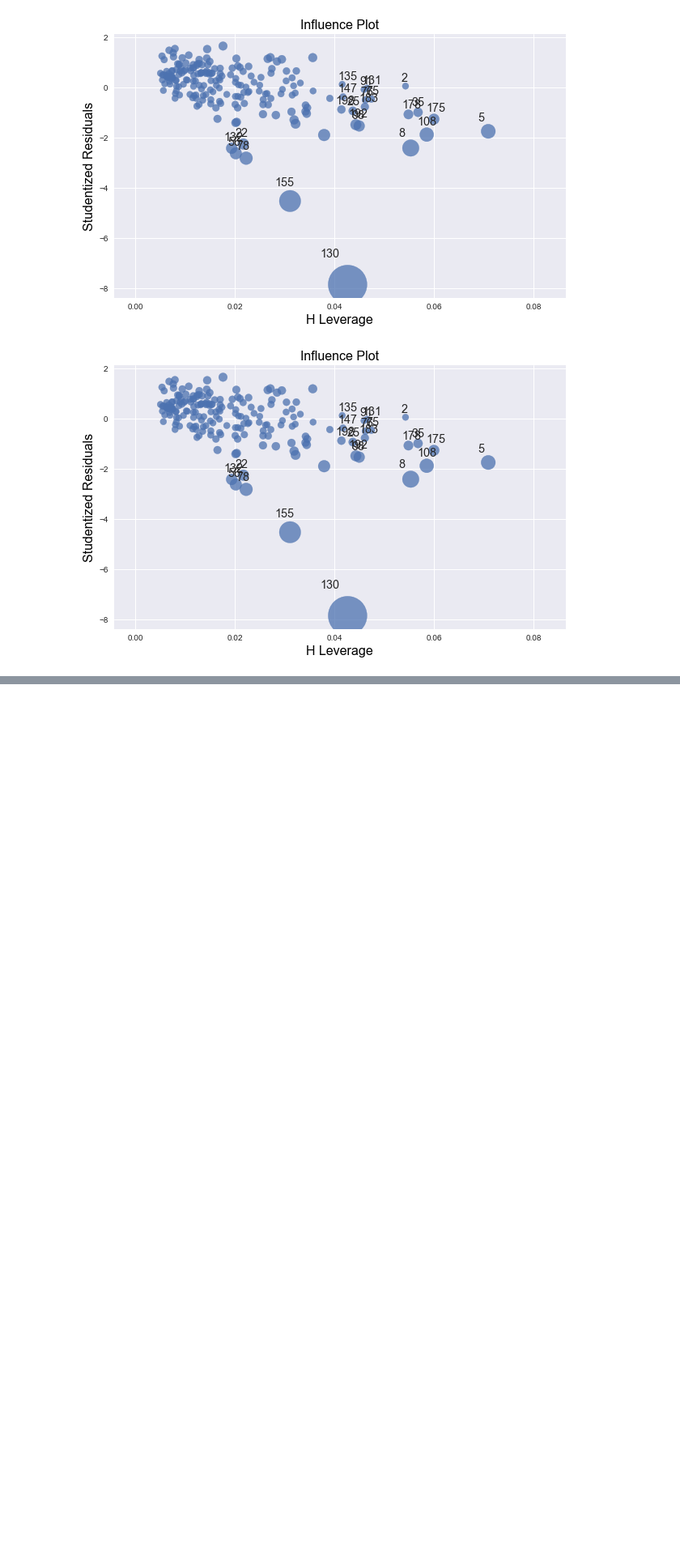
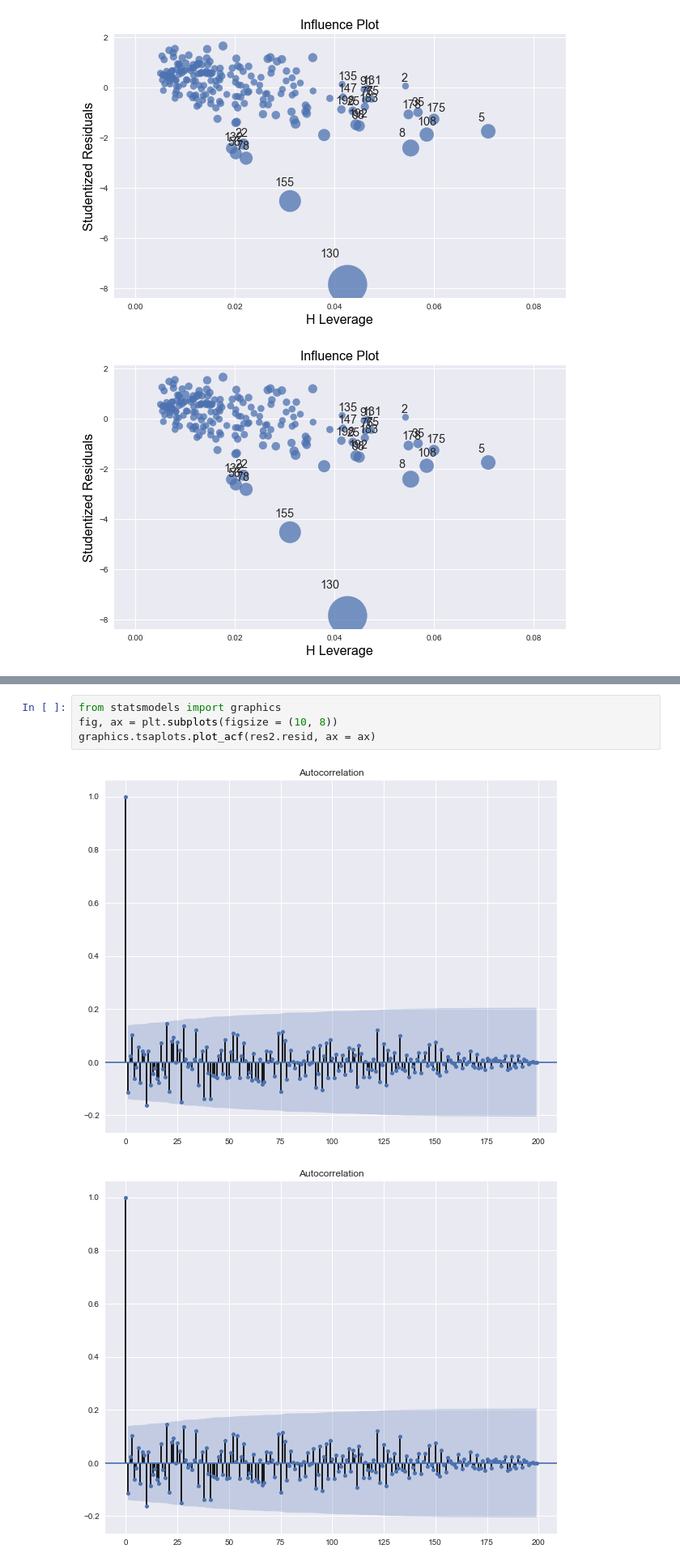
Before and after one commit to xchmiao/ML-Course, a Jupyter notebook: Statistical Learning/Regression/Advertisement.ipynb, the cells around one changed output, grey strips where cells are left out. Shown at 81% size. Saved outputs shown, nothing was run; the diff lists cells and outputs as text; blank space fills up the shorter version.

```diff
--- a/Statistical Learning/Regression/Advertisement.ipynb
+++ b/Statistical Learning/Regression/Advertisement.ipynb
@@ -129,0 +132,7 @@ sm.graphics.plot_leverage_resid2(result, ax = ax)
+# %%
+from statsmodels import graphics
+fig, ax = plt.subplots(figsize = (10, 8))
+graphics.tsaplots.plot_acf(res2.resid, ax = ax)
+# %% [output]
+[figure, added]
+[figure, added]
```
Also changed, not shown: parts of 4 cells of this notebook.
